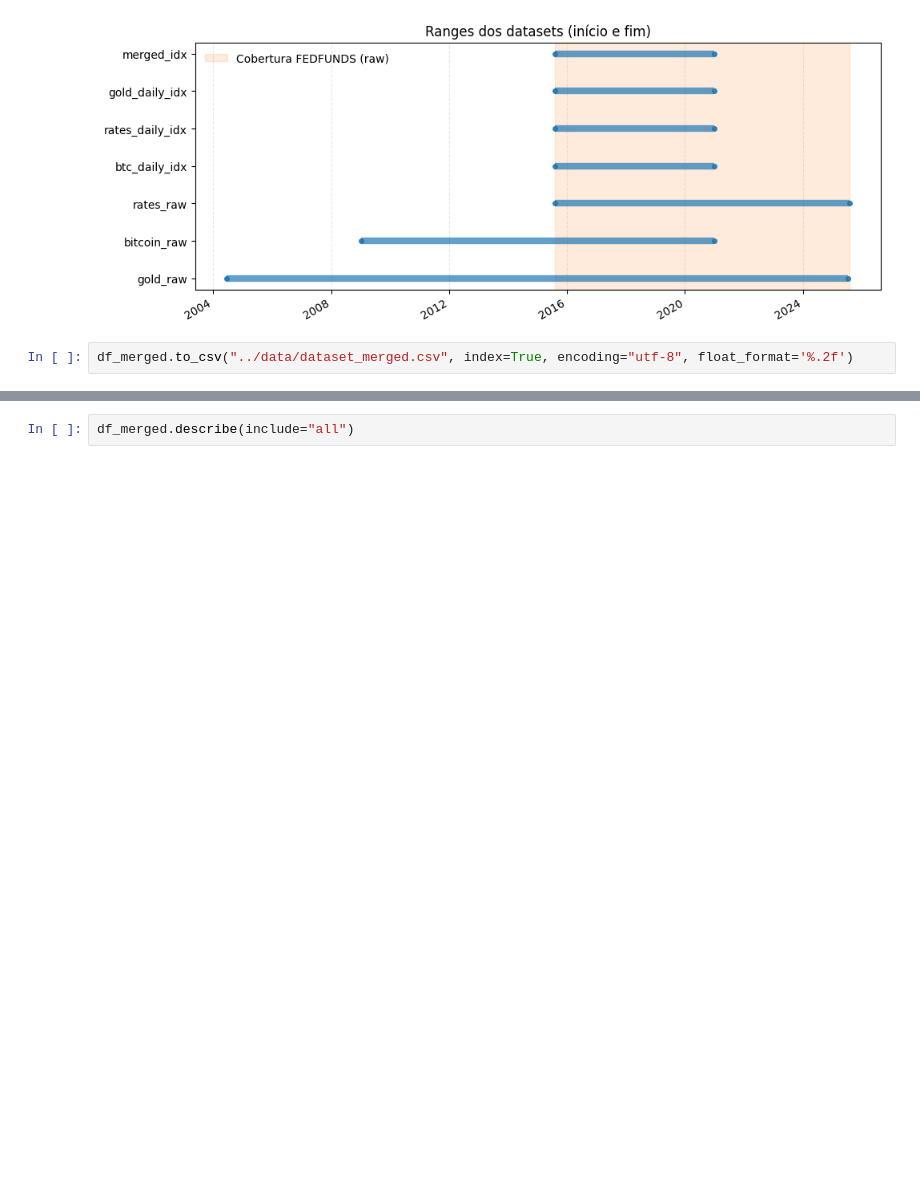
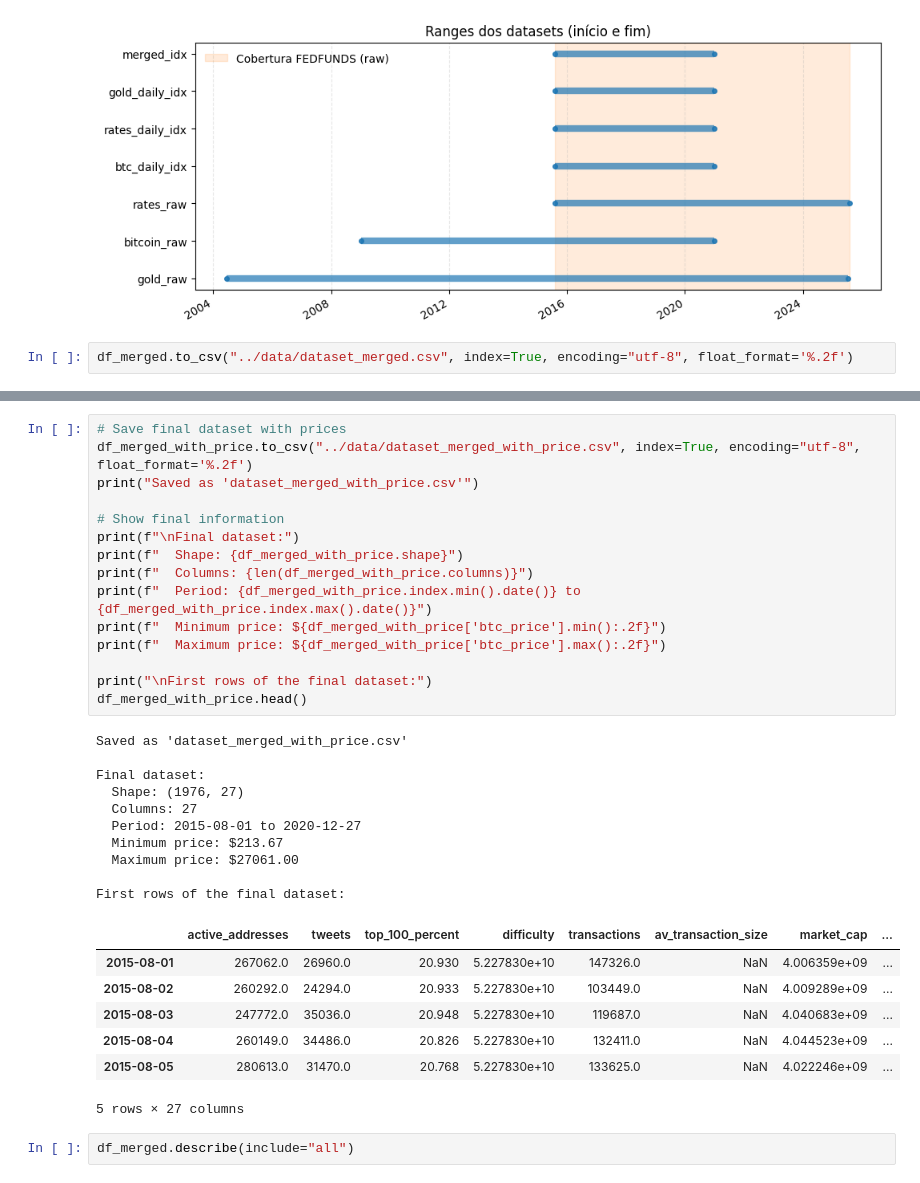
Before and after one commit to jose-fernando-1/Cryptocurrency, a Jupyter notebook: notebooks/Pre-processing.ipynb, the cells around one changed output, grey strips where cells are left out. Saved outputs shown, nothing was run; the diff lists cells and outputs as text; blank space fills up the shorter version.

```diff
--- a/notebooks/Pre-processing.ipynb
+++ b/notebooks/Pre-processing.ipynb
@@ -294,3 +373,36 @@ df_merged.to_csv("../data/dataset_merged.csv", index=True, encoding="utf-8", flo
+# %%
+# Save final dataset with prices
+df_merged_with_price.to_csv("../data/dataset_merged_with_price.csv", index=True, encoding="utf-8", float_format='%.2f')
+print("Saved as 'dataset_merged_with_price.csv'")
+
+# Show final information
+print(f"\nFinal dataset:")
+print(f"  Shape: {df_merged_with_price.shape}")
+print(f"  Columns: {len(df_merged_with_price.columns)}")
+print(f"  Period: {df_merged_with_price.index.min().date()} to {df_merged_with_price.index.max().date()}")
+print(f"  Minimum price: ${df_merged_with_price['btc_price'].min():.2f}")
+print(f"  Maximum price: ${df_merged_with_price['btc_price'].max():.2f}")
+
+print("\nFirst rows of the final dataset:")
+df_merged_with_price.head()
+# %% [output]
+Saved as 'dataset_merged_with_price.csv'
+
+Final dataset:
+  Shape: (1976, 27)
+  Columns: 27
+  Period: 2015-08-01 to 2020-12-27
+  Minimum price: $213.67
+  Maximum price: $27061.00
+
+First rows of the final dataset:
+|  | active_addresses | tweets | top_100_percent | difficulty | transactions | av_transaction_size | market_cap | ... |
+| 2015-08-01 | 267062.0 | 26960.0 | 20.930 | 5.227830e+10 | 147326.0 | NaN | 4.006359e+09 | ... |
+| 2015-08-02 | 260292.0 | 24294.0 | 20.933 | 5.227830e+10 | 103449.0 | NaN | 4.009289e+09 | ... |
+| 2015-08-03 | 247772.0 | 35036.0 | 20.948 | 5.227830e+10 | 119687.0 | NaN | 4.040683e+09 | ... |
+| 2015-08-04 | 260149.0 | 34486.0 | 20.826 | 5.227830e+10 | 132411.0 | NaN | 4.044523e+09 | ... |
+| 2015-08-05 | 280613.0 | 31470.0 | 20.768 | 5.227830e+10 | 133625.0 | NaN | 4.022246e+09 | ... |
+5 rows × 27 columns
 # %%
 df_merged.describe(include="all")
 # %% [output]
```
Also changed, not shown: parts of 5 cells of this notebook, 3 other files.
